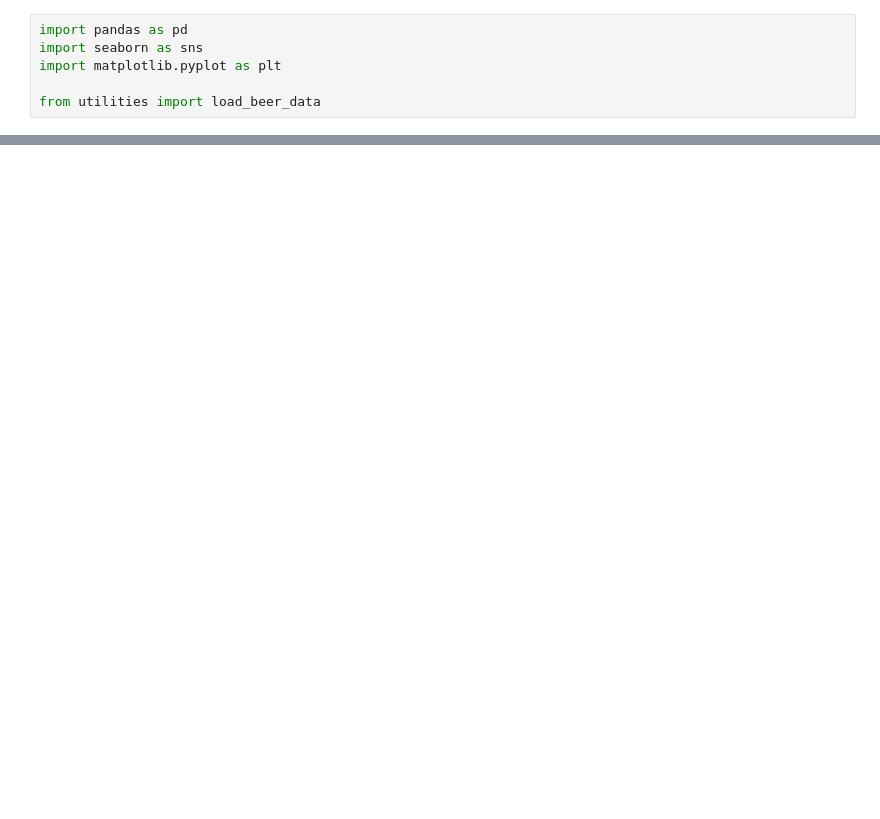
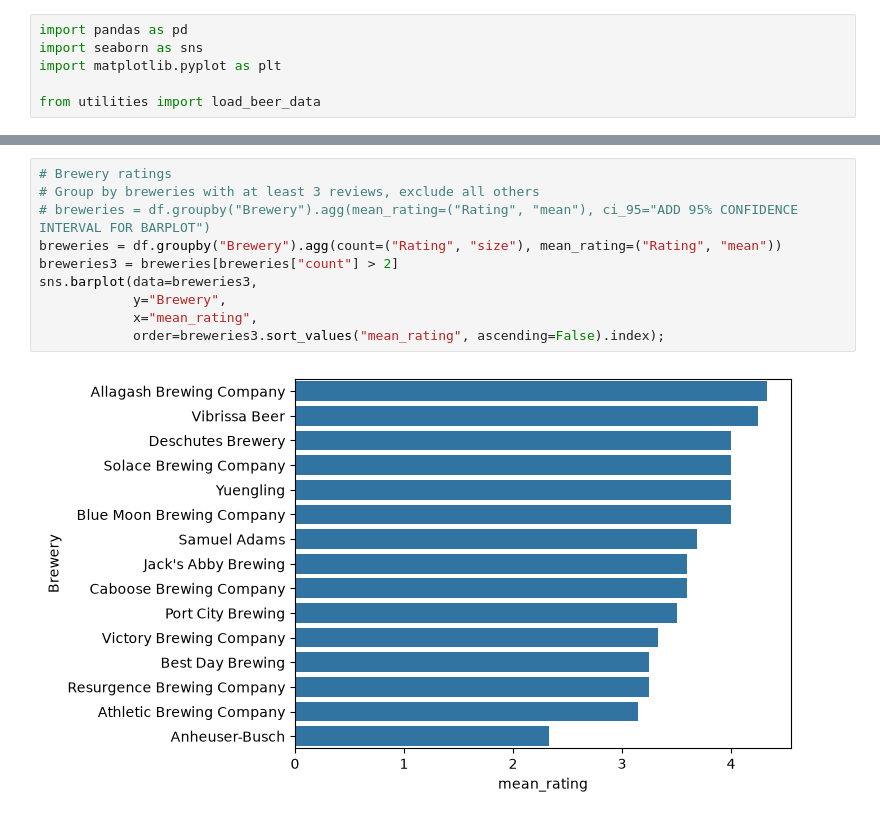
Before and after one commit to 80dono/beer, a Jupyter notebook: beer.ipynb, the cells around one changed output, grey strips where cells are left out. Drawn from its saved outputs; the diff is of its cells as text; blank space fills up the shorter version.

Commit message:
Add brewery rating comparison

```diff
--- a/beer.ipynb
+++ b/beer.ipynb
@@ -70,0 +71,12 @@ sns.barplot(
+# %%
+# Brewery ratings
+# Group by breweries with at least 3 reviews, exclude all others
+# breweries = df.groupby("Brewery").agg(mean_rating=("Rating", "mean"), ci_95="ADD 95% CONFIDENCE INTERVAL FOR BARPLOT")
+breweries = df.groupby("Brewery").agg(count=("Rating", "size"), mean_rating=("Rating", "mean"))
+breweries3 = breweries[breweries["count"] > 2]
+sns.barplot(data=breweries3,
+            y="Brewery",
+            x="mean_rating",
+            order=breweries3.sort_values("mean_rating", ascending=False).index);
+# %% [output]
+[figure, added]
```
Also changed, not shown: parts of 9 cells of this notebook.
